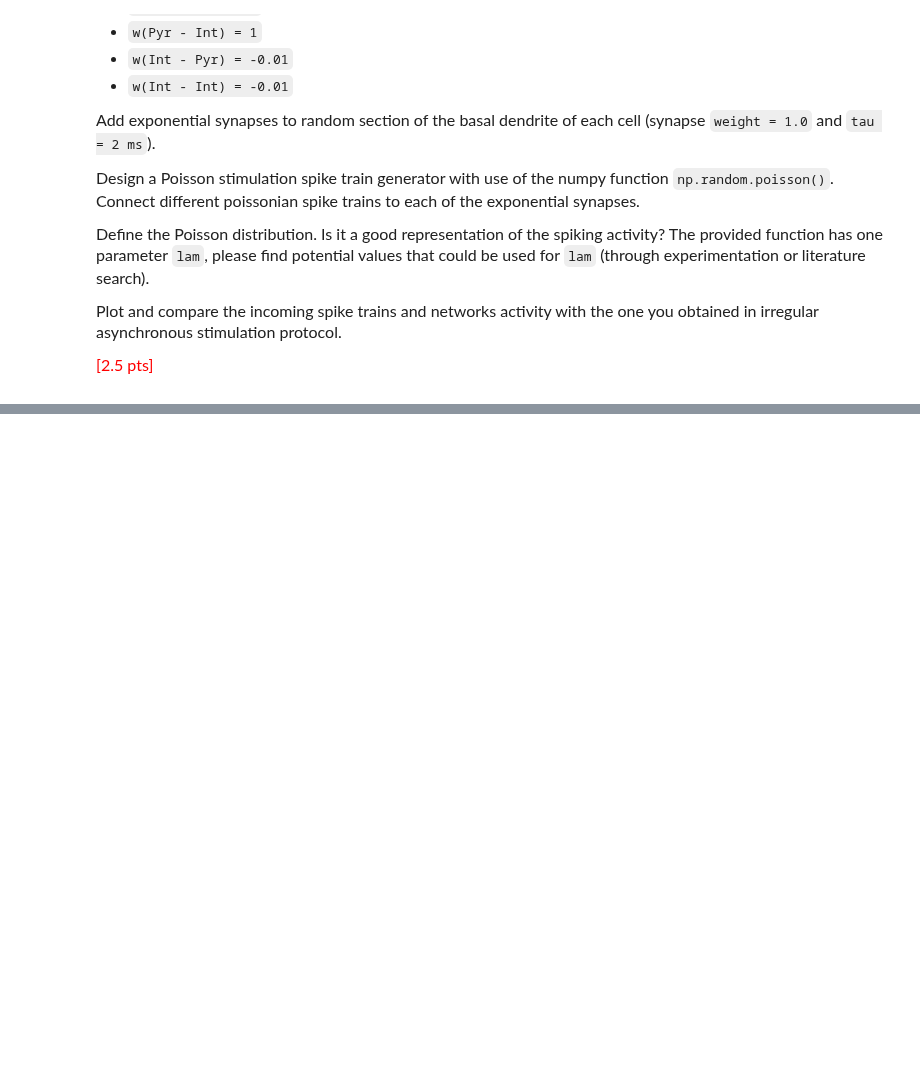
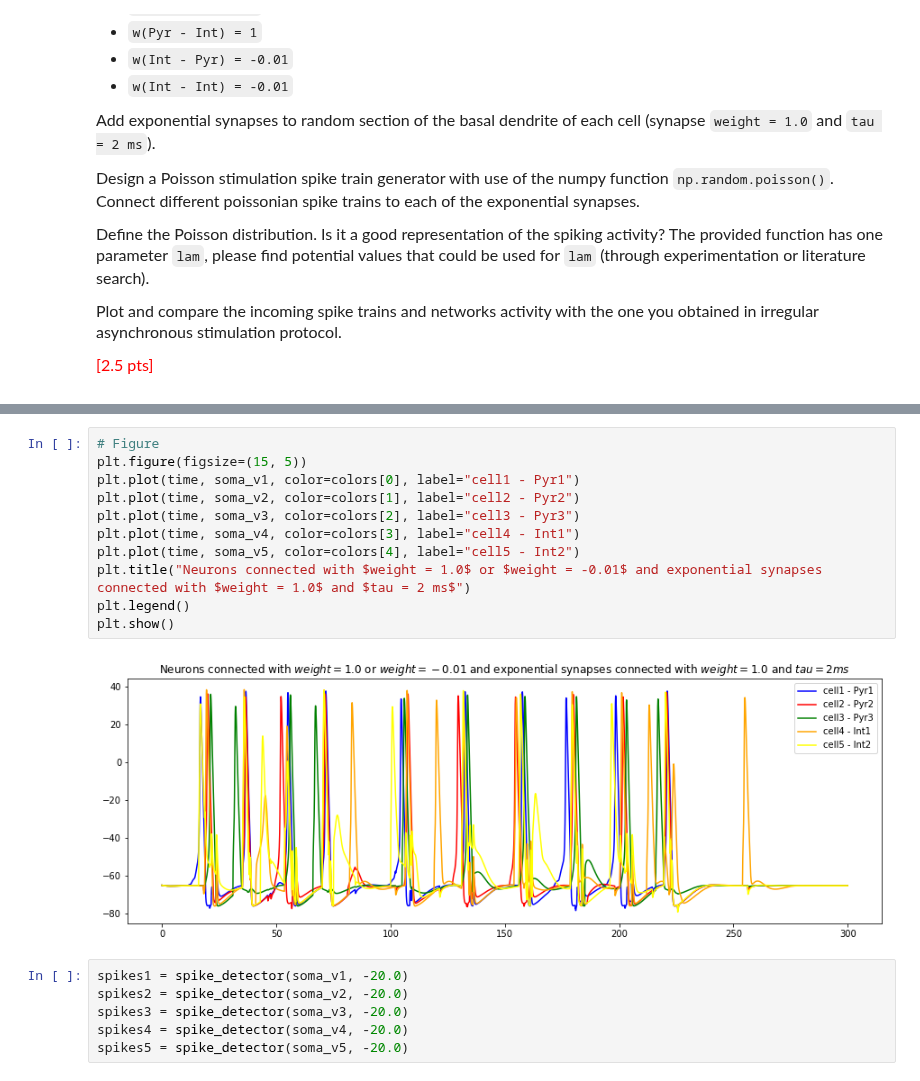
Before and after one commit to AlbrechtAlice/In-Silico-Neuroscience, a Jupyter notebook: Week10_HomeWork.ipynb, the cells around one changed output, grey strips where cells are left out. Saved outputs shown, nothing was run; the diff lists cells and outputs as text; blank space fills up the shorter version.

```diff
--- a/Week10_HomeWork.ipynb
+++ b/Week10_HomeWork.ipynb
@@ -1500,0 +1550,19 @@ h.continuerun(300);
+# %%
+# Figure
+plt.figure(figsize=(15, 5))
+plt.plot(time, soma_v1, color=colors[0], label="cell1 - Pyr1")
+plt.plot(time, soma_v2, color=colors[1], label="cell2 - Pyr2")
+plt.plot(time, soma_v3, color=colors[2], label="cell3 - Pyr3")
+plt.plot(time, soma_v4, color=colors[3], label="cell4 - Int1")
+plt.plot(time, soma_v5, color=colors[4], label="cell5 - Int2")
+plt.title("Neurons connected with $weight = 1.0$ or $weight = -0.01$ and exponential synapses connected with $weight = 1.0$ and $tau = 2 ms$")
+plt.legend()
+plt.show()
+# %% [output]
+[figure, added]
+# %%
+spikes1 = spike_detector(soma_v1, -20.0)
+spikes2 = spike_detector(soma_v2, -20.0)
+spikes3 = spike_detector(soma_v3, -20.0)
+spikes4 = spike_detector(soma_v4, -20.0)
+spikes5 = spike_detector(soma_v5, -20.0)
```
Also changed, not shown: parts of 34 cells of this notebook, 1 other file.
